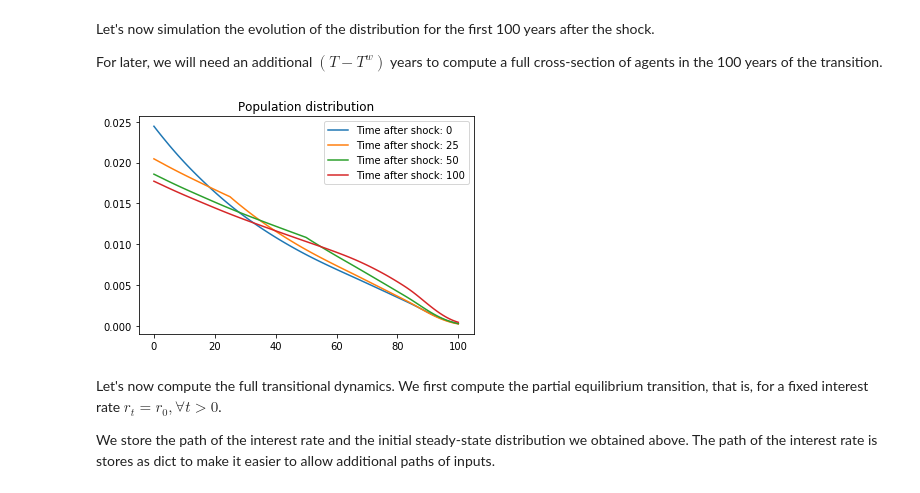
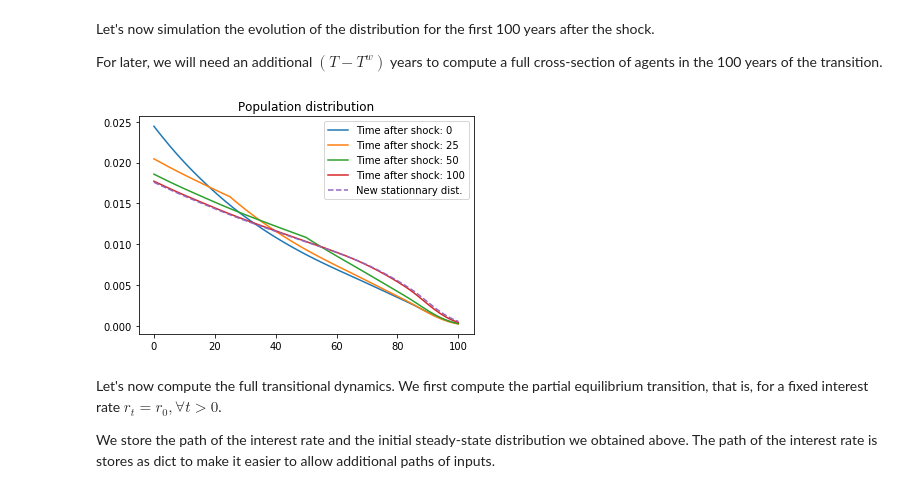
Before and after one commit to FredericMartenet/OLGHA, a Jupyter notebook: OLGHA.ipynb, the cells around one changed output. Cells and saved outputs as stored; diff of their text form; code cells hidden in the pictures.

```diff
--- a/OLGHA.ipynb
+++ b/OLGHA.ipynb
@@ -296,15 +306,16 @@ For later, we will need an additional $(T-T^{w})$ years to compute a full cross-
 # %%
 Ttrans = 100
 Ttrans_full = Ttrans + params['T'] - params['Tw']
 pi_trans = trans_pop(params['pi'], n_new, params['phi'], Ttrans=Ttrans_full)
 
 for t in [0, 25, 50, 100]:
     plt.plot(pi_trans[t,:], label=f'Time after shock: {t}')
+plt.plot(pi_new, label='New stationnary dist.', ls='--')
 plt.legend()
 plt.title('Population distribution')
 plt.show()
 # %% [output]
-[figure, old version]
+[figure, new version]
 # %% [markdown]
 Let's now compute the full transitional dynamics.
 We first compute the partial equilibrium transition, that is, for a fixed interest rate $r_t = r_0, \forall t>0$.
```
Also changed, not shown: parts of 15 cells of this notebook, 3 other files.
